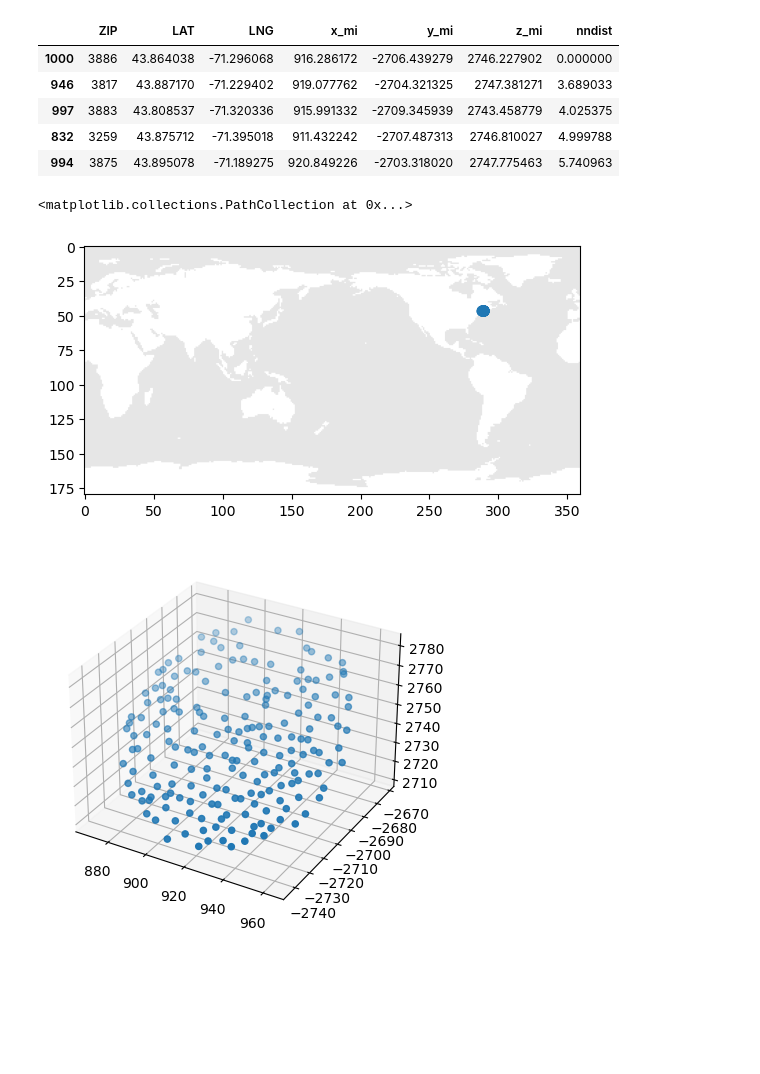
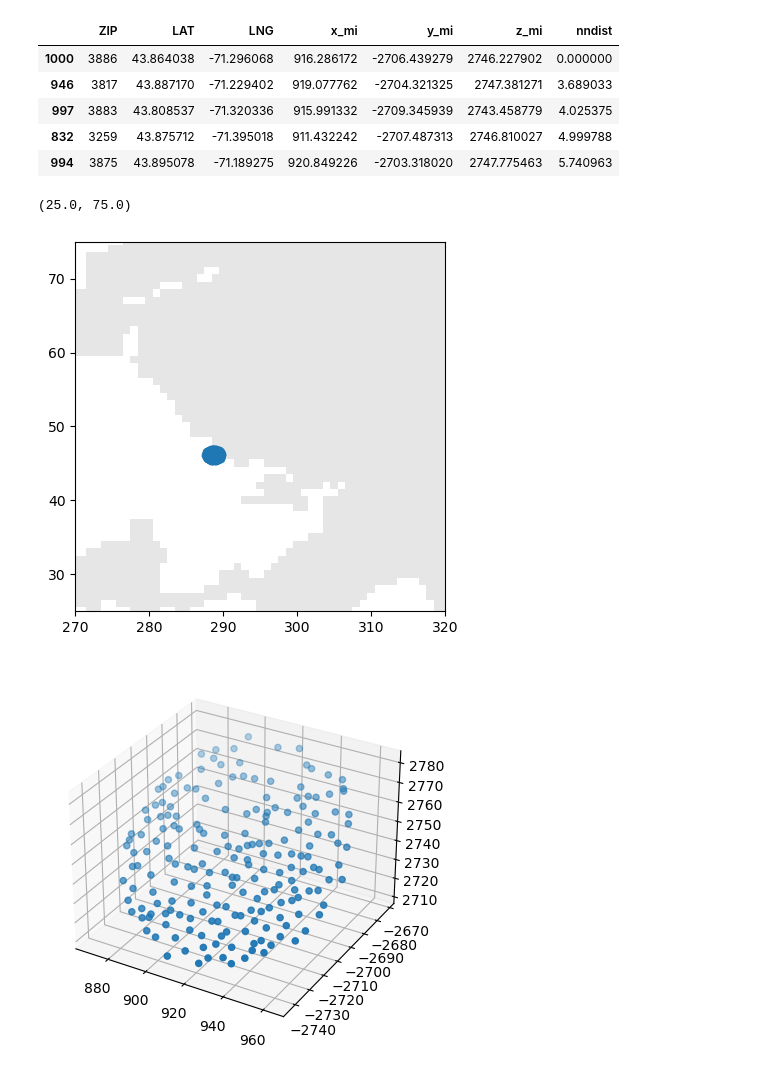
Before and after one commit to m-bhatt/abm_violence, a Jupyter notebook: zip_nn.ipynb, the cells around one changed output. Saved outputs shown, nothing was run; the diff lists cells and outputs as text; code cells hidden in the pictures; blank space fills up the shorter version.

```diff
--- a/zip_nn.ipynb
+++ b/zip_nn.ipynb
@@ -101,14 +101,16 @@ See the caveats in the documentation: https://pandas.pydata.org/pandas-docs/stab
 # %%
 plt.figure()
 topo = np.loadtxt("data/topography_180x360_grid.txt")
 plt.imshow(topo>0, cmap="gray", alpha=0.1)
 #lng to 360 *passes out*
 newlng = np.where(zmini["LNG"]<180, 180 + (180 -(-zmini["LNG"])), zmini["LNG"])
 newlat = (zmini["LAT"] - 90) * -1
 plt.scatter(newlng, newlat)
+plt.xlim(270, 320)
+plt.ylim(25, 75)
 # %% [output]
-<matplotlib.collections.PathCollection at 0x...>
+(25.0, 75.0)
-[figure, old version]
+[figure, new version]
 # %%
 fig = plt.figure()
 ax = fig.add_subplot(projection='3d')
```
Also changed, not shown: parts of 1 cell of this notebook, 8 other files.
